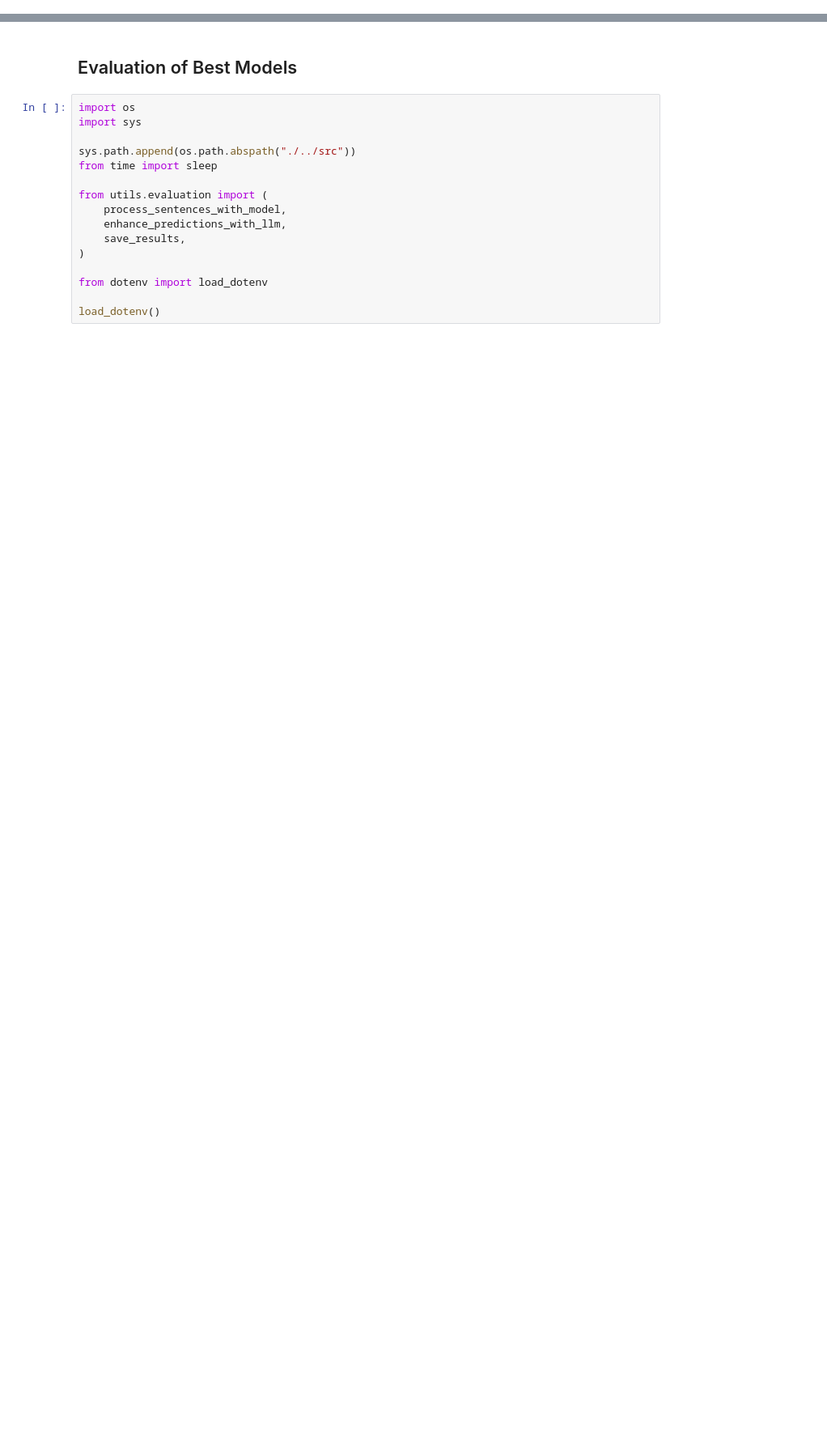
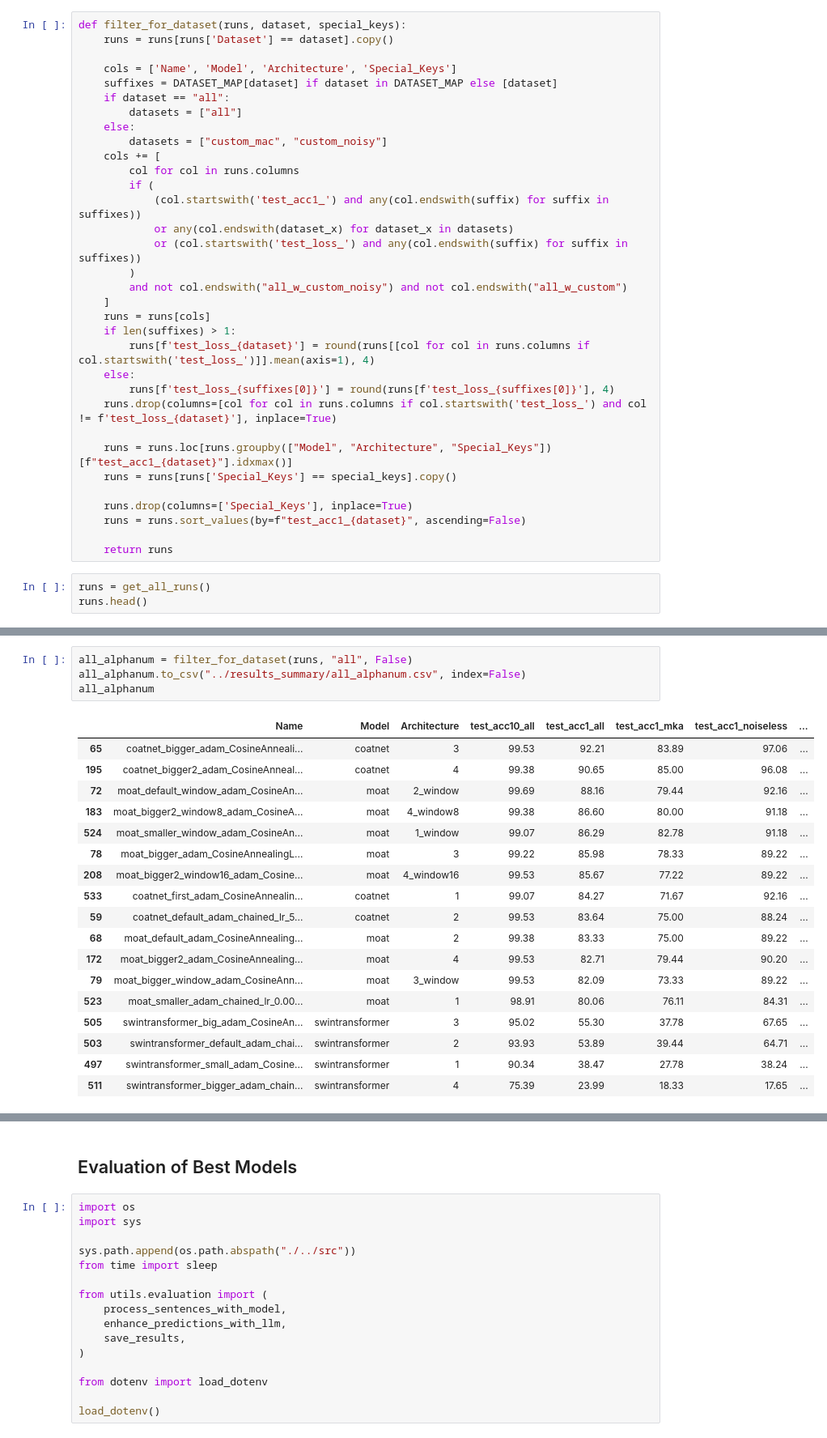
Before and after one commit to przybytniowskaj/KeystrokeDetection, a Jupyter notebook: notebooks/evaluation.ipynb, the cells around one changed output, grey strips where cells are left out. Shown: that part at 81% size. Drawn from its saved outputs; the diff is of its cells as text; blank space fills up the shorter version.

```diff
--- a/notebooks/evaluation.ipynb
+++ b/notebooks/evaluation.ipynb
@@ -0,0 +79,36 @@
+# %%
+def filter_for_dataset(runs, dataset, special_keys):
+    runs = runs[runs['Dataset'] == dataset].copy()
+
+    cols = ['Name', 'Model', 'Architecture', 'Special_Keys']
+    suffixes = DATASET_MAP[dataset] if dataset in DATASET_MAP else [dataset]
+    if dataset == "all":
+        datasets = ["all"]
+    else:
+        datasets = ["custom_mac", "custom_noisy"]
+    cols += [
+        col for col in runs.columns
+        if (
+            (col.startswith('test_acc1_') and any(col.endswith(suffix) for suffix in suffixes))
+            or any(col.endswith(dataset_x) for dataset_x in datasets)
+            or (col.startswith('test_loss_') and any(col.endswith(suffix) for suffix in suffixes))
+        )
+        and not col.endswith("all_w_custom_noisy") and not col.endswith("all_w_custom")
+    ]
+    runs = runs[cols]
+    if len(suffixes) > 1:
+        runs[f'test_loss_{dataset}'] = round(runs[[col for col in runs.columns if col.startswith('test_loss_')]].mean(axis=1), 4)
+    else:
+        runs[f'test_loss_{suffixes[0]}'] = round(runs[f'test_loss_{suffixes[0]}'], 4)
+    runs.drop(columns=[col for col in runs.columns if col.startswith('test_loss_') and col != f'test_loss_{dataset}'], inplace=True)
+
+    runs = runs.loc[runs.groupby(["Model", "Architecture", "Special_Keys"])[f"test_acc1_{dataset}"].idxmax()]
+    runs = runs[runs['Special_Keys'] == special_keys].copy()
+
+    runs.drop(columns=['Special_Keys'], inplace=True)
+    runs = runs.sort_values(by=f"test_acc1_{dataset}", ascending=False)
+
+    return runs
+# %%
+runs = get_all_runs()
+runs.head()
@@ -0,0 +117,23 @@
+# %%
+all_alphanum = filter_for_dataset(runs, "all", False)
+all_alphanum.to_csv("../results_summary/all_alphanum.csv", index=False)
+all_alphanum
+# %% [output]
+|  | Name | Model | Architecture | test_acc10_all | test_acc1_all | test_acc1_mka | test_acc1_noiseless | ... |
+| 65 | coatnet_bigger_adam_CosineAnneali... | coatnet | 3 | 99.53 | 92.21 | 83.89 | 97.06 | ... |
+| 195 | coatnet_bigger2_adam_CosineAnneal... | coatnet | 4 | 99.38 | 90.65 | 85.00 | 96.08 | ... |
+| 72 | moat_default_window_adam_CosineAn... | moat | 2_window | 99.69 | 88.16 | 79.44 | 92.16 | ... |
+| 183 | moat_bigger2_window8_adam_CosineA... | moat | 4_window8 | 99.38 | 86.60 | 80.00 | 91.18 | ... |
+| 524 | moat_smaller_window_adam_CosineAn... | moat | 1_window | 99.07 | 86.29 | 82.78 | 91.18 | ... |
+| 78 | moat_bigger_adam_CosineAnnealingL... | moat | 3 | 99.22 | 85.98 | 78.33 | 89.22 | ... |
+| 208 | moat_bigger2_window16_adam_Cosine... | moat | 4_window16 | 99.53 | 85.67 | 77.22 | 89.22 | ... |
+| 533 | coatnet_first_adam_CosineAnnealin... | coatnet | 1 | 99.07 | 84.27 | 71.67 | 92.16 | ... |
+| 59 | coatnet_default_adam_chained_lr_5... | coatnet | 2 | 99.53 | 83.64 | 75.00 | 88.24 | ... |
+| 68 | moat_default_adam_CosineAnnealing... | moat | 2 | 99.38 | 83.33 | 75.00 | 89.22 | ... |
+| 172 | moat_bigger2_adam_CosineAnnealing... | moat | 4 | 99.53 | 82.71 | 79.44 | 90.20 | ... |
+| 79 | moat_bigger_window_adam_CosineAnn... | moat | 3_window | 99.53 | 82.09 | 73.33 | 89.22 | ... |
+| 523 | moat_smaller_adam_chained_lr_0.00... | moat | 1 | 98.91 | 80.06 | 76.11 | 84.31 | ... |
+| 505 | swintransformer_big_adam_CosineAn... | swintransformer | 3 | 95.02 | 55.30 | 37.78 | 67.65 | ... |
+| 503 | swintransformer_default_adam_chai... | swintransformer | 2 | 93.93 | 53.89 | 39.44 | 64.71 | ... |
+| 497 | swintransformer_small_adam_Cosine... | swintransformer | 1 | 90.34 | 38.47 | 27.78 | 38.24 | ... |
+| 511 | swintransformer_bigger_adam_chain... | swintransformer | 4 | 75.39 | 23.99 | 18.33 | 17.65 | ... |
```
Also changed, not shown: parts of 20 cells of this notebook, 5 other files.
